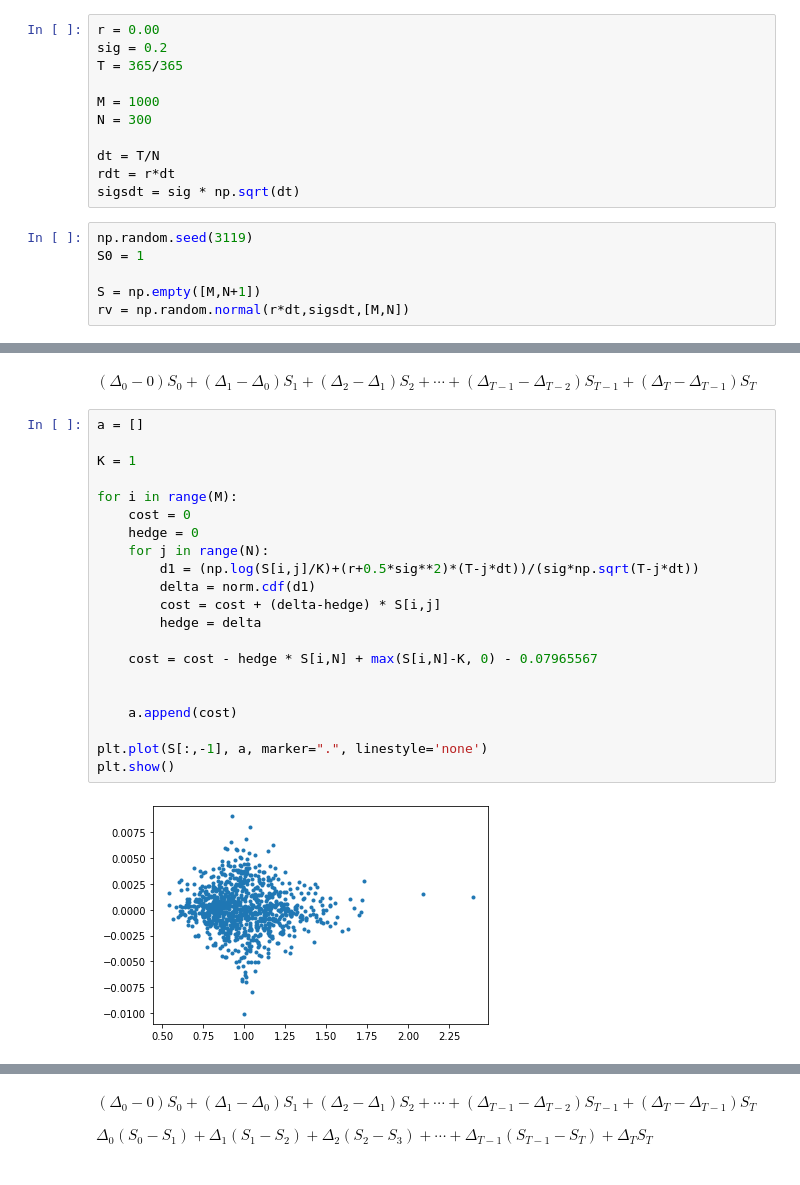
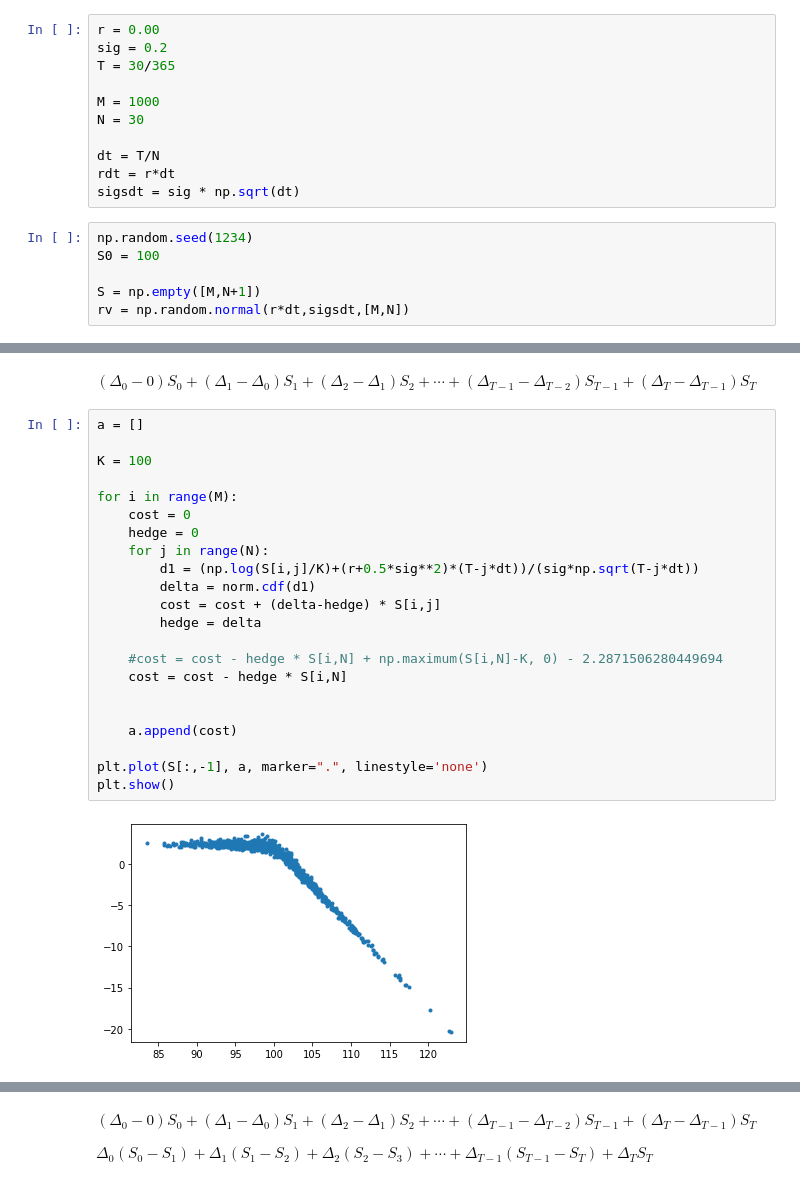
Before and after one commit to Joocheol/Financial-Engineering, a Jupyter notebook: Two_versions_of_delta_hedging.ipynb, the cells around one changed output, grey strips where cells are left out. Drawn from its saved outputs; the diff is of its cells as text.

```diff
--- a/Two_versions_of_delta_hedging.ipynb
+++ b/Two_versions_of_delta_hedging.ipynb
@@ -16,17 +16,17 @@ from scipy.stats import norm
 # %%
 r = 0.00
 sig = 0.2
-T = 365/365
+T = 30/365
 
 M = 1000
-N = 300
+N = 30
 
 dt = T/N
 rdt = r*dt
 sigsdt = sig * np.sqrt(dt)
 # %%
-np.random.seed(3119)
-S0 = 1
+np.random.seed(1234)
+S0 = 100
 
 S = np.empty([M,N+1])
 rv = np.random.normal(r*dt,sigsdt,[M,N])
@@ -40,24 +40,25 @@ $(\Delta_0 - 0) S_0 + (\Delta_1 - \Delta_0) S_1 + (\Delta_2 - \Delta_1) S_{2} +
 # %%
 a = []
 
-K = 1
+K = 100
 
 for i in range(M):
     cost = 0
     hedge = 0
     for j in range(N):
         d1 = (np.log(S[i,j]/K)+(r+0.5*sig**2)*(T-j*dt))/(sig*np.sqrt(T-j*dt))
         delta = norm.cdf(d1)
         cost = cost + (delta-hedge) * S[i,j]
         hedge = delta
 
-    cost = cost - hedge * S[i,N] + max(S[i,N]-K, 0) - 0.07965567
+    #cost = cost - hedge * S[i,N] + np.maximum(S[i,N]-K, 0) - 2.2871506280449694
+    cost = cost - hedge * S[i,N]
 
 
     a.append(cost)
 
 plt.plot(S[:,-1], a, marker=".", linestyle='none')
 plt.show()
 # %% [output]
-[figure, old version]
+[figure, new version]
 # %%
```
Also changed, not shown: parts of 10 cells of this notebook.
